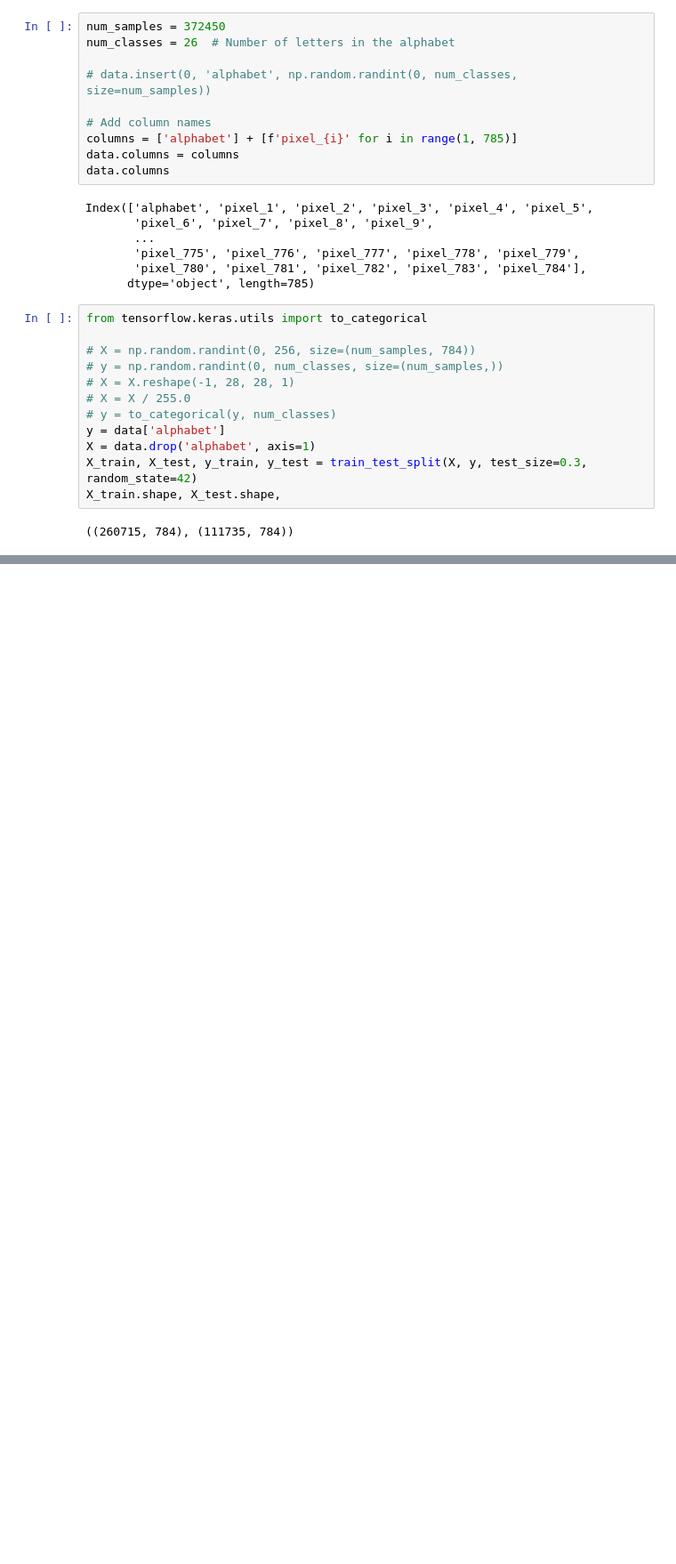
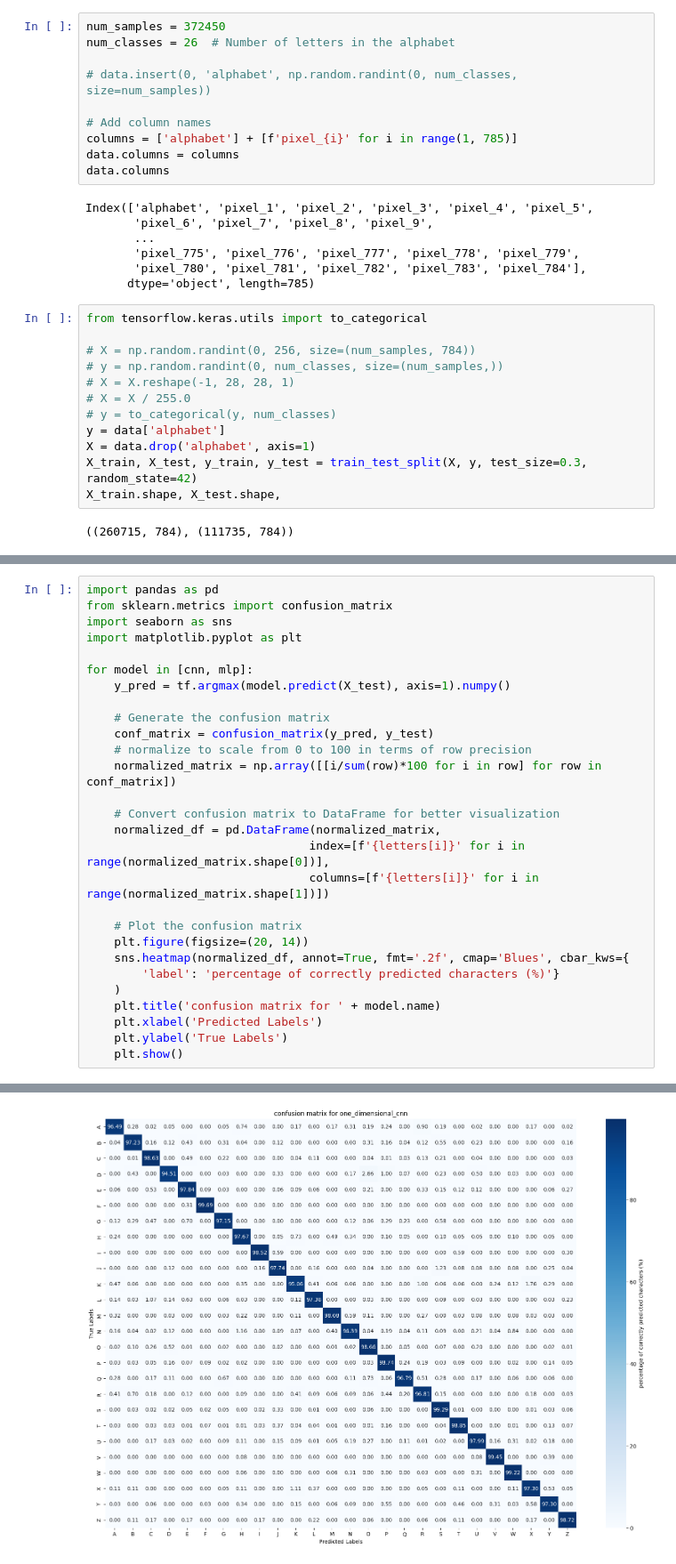
Before and after one commit to kyleoneil/MLProjs, a Jupyter notebook: hiragana_ocr_translation/english_character_recognition.ipynb, the cells around one changed output, grey strips where cells are left out. Shown at 89% size. Cells and saved outputs as stored; diff of their text form; blank space fills up the shorter version.

```diff
--- a/hiragana_ocr_translation/english_character_recognition.ipynb
+++ b/hiragana_ocr_translation/english_character_recognition.ipynb
@@ -228,0 +267,29 @@ for history in [history_mlp, history_cnn]:
+# %%
+import pandas as pd
+from sklearn.metrics import confusion_matrix
+import seaborn as sns
+import matplotlib.pyplot as plt
+
+for model in [cnn, mlp]:
+    y_pred = tf.argmax(model.predict(X_test), axis=1).numpy()
+
+    # Generate the confusion matrix
+    conf_matrix = confusion_matrix(y_pred, y_test)
+    # normalize to scale from 0 to 100 in terms of row precision
+    normalized_matrix = np.array([[i/sum(row)*100 for i in row] for row in conf_matrix])
+
+    # Convert confusion matrix to DataFrame for better visualization
+    normalized_df = pd.DataFrame(normalized_matrix,
+                                index=[f'{letters[i]}' for i in range(normalized_matrix.shape[0])],
+                                columns=[f'{letters[i]}' for i in range(normalized_matrix.shape[1])])
+
+    # Plot the confusion matrix
+    plt.figure(figsize=(20, 14))
+    sns.heatmap(normalized_df, annot=True, fmt='.2f', cmap='Blues', cbar_kws={
+        'label': 'percentage of correctly predicted characters (%)'}
+    )
+    plt.title('confusion matrix for ' + model.name)
+    plt.xlabel('Predicted Labels')
+    plt.ylabel('True Labels')
+    plt.show()
+# %% [output]
@@ -228,0 +297 @@ for history in [history_mlp, history_cnn]:
+[figure, added]
```
Also changed, not shown: parts of 12 cells of this notebook.
